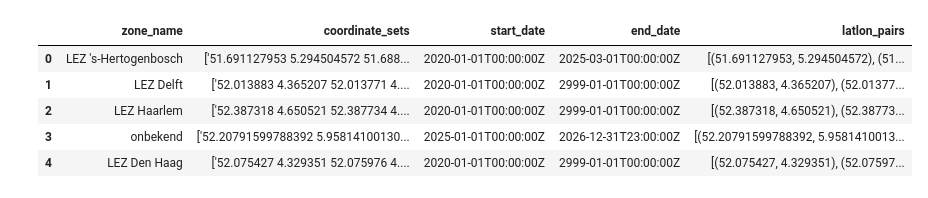
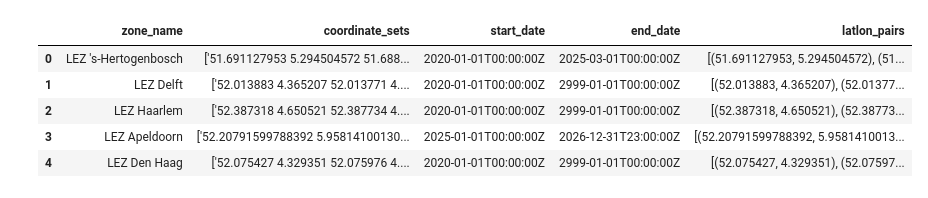
Before and after one commit to R-Zaid/DSS-project, a Jupyter notebook: main/Visualisation/Visualization map_LEZ.ipynb, the cells around one changed output. Cells and saved outputs as stored; diff of their text form; code cells hidden in the pictures.

```diff
--- a/main/Visualisation/Visualization map_LEZ.ipynb
+++ b/main/Visualisation/Visualization map_LEZ.ipynb
@@ -9,26 +10,28 @@ import ast
 # %%
 LEZ_location = pd.read_csv(r"..\..\data\ProcessedData\NDW_locations.csv")
 LEZ_location = LEZ_location[LEZ_location['zone_name'].str.startswith('ZE') == False].reset_index(drop=True)
 LEZ_location = LEZ_location[LEZ_location['zone_name'] != "Milieuzone Amsterdam"].reset_index(drop=True)
+LEZ_location.loc[3, 'zone_name'] = 'LEZ Apeldoorn'
+LEZ_location.loc[10, 'end_date'] = '2999-01-01T00:00:00Z'
 
 def parse_coords(coord_str):
     # Clean and parse string into (lat, lon) pairs list
     coord_str = coord_str.strip("[]'\" ")
     coords_split = coord_str.split()
     coords_clean = [re.sub(r"[,'\"]", "", c) for c in coords_split]
     latlons = [(float(coords_clean[i]), float(coords_clean[i+1])) for i in range(0, len(coords_clean), 2)]
     return latlons
 
 # Apply function to the column 'coordinate_sets', storing results in a new column 'latlon_pairs'
 LEZ_location['latlon_pairs'] = LEZ_location['coordinate_sets'].apply(parse_coords)
 
 LEZ_location.head()
 # %% [output]
 |  | zone_name | coordinate_sets | start_date | end_date | latlon_pairs |
 | 0 | LEZ 's-Hertogenbosch | ['51.691127953 5.294504572 51.688... | 2020-01-01T00:00:00Z | 2025-03-01T00:00:00Z | [(51.691127953, 5.294504572), (51... |
 | 1 | LEZ Delft | ['52.013883 4.365207 52.013771 4.... | 2020-01-01T00:00:00Z | 2999-01-01T00:00:00Z | [(52.013883, 4.365207), (52.01377... |
 | 2 | LEZ Haarlem | ['52.387318 4.650521 52.387734 4.... | 2020-01-01T00:00:00Z | 2999-01-01T00:00:00Z | [(52.387318, 4.650521), (52.38773... |
-| 3 | onbekend | ['52.20791599788392 5.95814100130... | 2025-01-01T00:00:00Z | 2026-12-31T23:00:00Z | [(52.20791599788392, 5.9581410013... |
+| 3 | LEZ Apeldoorn | ['52.20791599788392 5.95814100130... | 2025-01-01T00:00:00Z | 2026-12-31T23:00:00Z | [(52.20791599788392, 5.9581410013... |
 | 4 | LEZ Den Haag | ['52.075427 4.329351 52.075976 4.... | 2020-01-01T00:00:00Z | 2999-01-01T00:00:00Z | [(52.075427, 4.329351), (52.07597... |
 # %%
 df = LEZ_location
```
Also changed, not shown: parts of 10 cells of this notebook.
